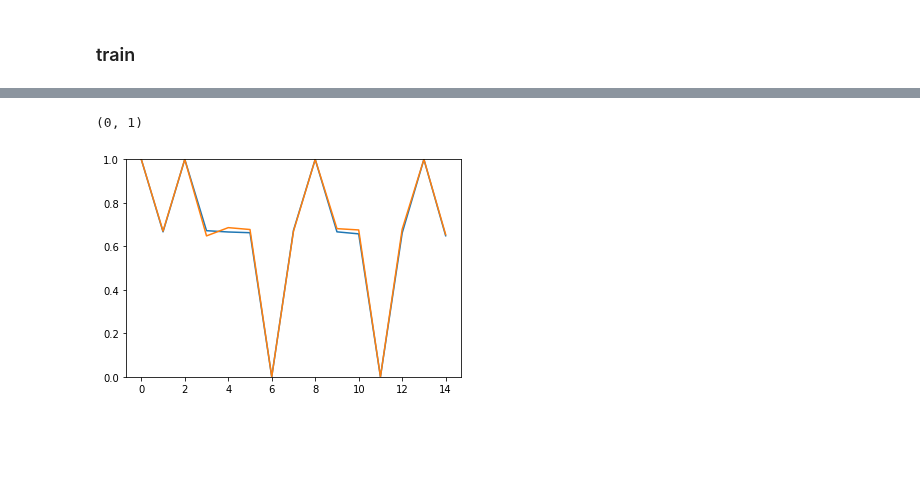
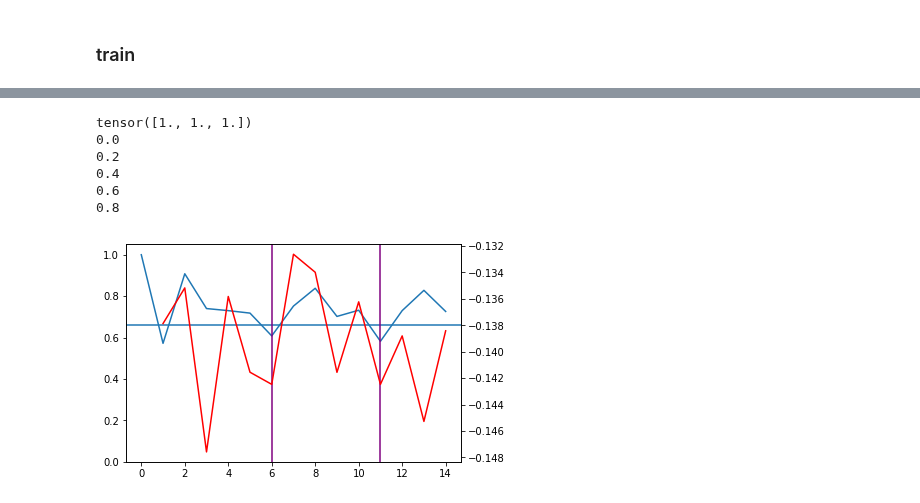
Before and after one commit to andrebeu/PM, a Jupyter notebook: focality.ipynb, the cells around one changed output, grey strips where cells are left out. Saved outputs shown, nothing was run; the diff lists cells and outputs as text; code cells hidden in the pictures; blank space fills up the shorter version.

```diff
--- a/focality.ipynb
+++ b/focality.ipynb
@@ -81,4 +130,0 @@ def train(net,task,nepochs=1000,thresh=.99,pm_weight=1):
-# %%
-task = NBackPMTask(nback,ntokens_og,num_pm_trials,edim_og,edim_pm,focal,seed=132)
-net = Net(indim,stsize,outdim)
-net = train(net,task,nepochs=1,pm_weight=100)
@@ -112,16 +130,0 @@ tensor([0.5000, 0.5000, 0.0000])
-# %%
-def eval_(net,task):
-  teseqlen = 15
-  neps = 1500
-  score = -np.ones([neps,teseqlen])
-  for ep in range(neps):
-    # embedding matrix
-    task.sample_emat()
-    # generate data
-    x_seq,y_seq = task.gen_seq(teseqlen,pm_trial_position=[5,9])
-    x_embeds,ytarget = task.embed_seq(x_seq,y_seq)
-    # forward prop
-    yhat = net(x_embeds)
-    ep_score = (ytarget == tr.softmax(yhat,-1).argmax(-1)).float().squeeze()
-    score[ep] = ep_score
-  return score
@@ -131,7 +130,0 @@ score2 = eval_(net2,task2)
-# %%
-plt.plot(score1.mean(0))
-plt.plot(score2.mean(0))
-plt.ylim(0,1)
-# %% [output]
-(0, 1)
-[figure, removed]
@@ -137,0 +133,24 @@ plt.ylim(0,1)
+# %%
+net = train(net,task,nepochs=50000,pm_weight=1)
+# %% [output]
+tensor([1., 1., 1.])
+0.0
+0.2
+0.4
+0.6
+0.8
+# %%
+score,rgate = eval_(net,task,neps=500)
+# %%
+ax = plt.gca()
+
+ax.set_ylim(0,1.05)
+ax.plot(score.mean(0))
+ax.axhline(.66)
+ax2 = plt.twinx()
+ax2.plot(np.arange(1,15),rgate[:,1:].mean((0,2)),c='r')
+
+for t in [6,11]:
+  ax.axvline(t,c='purple')
+# %% [output]
+[figure, added]
```
Also changed, not shown: parts of 11 cells of this notebook, 3 other files.
